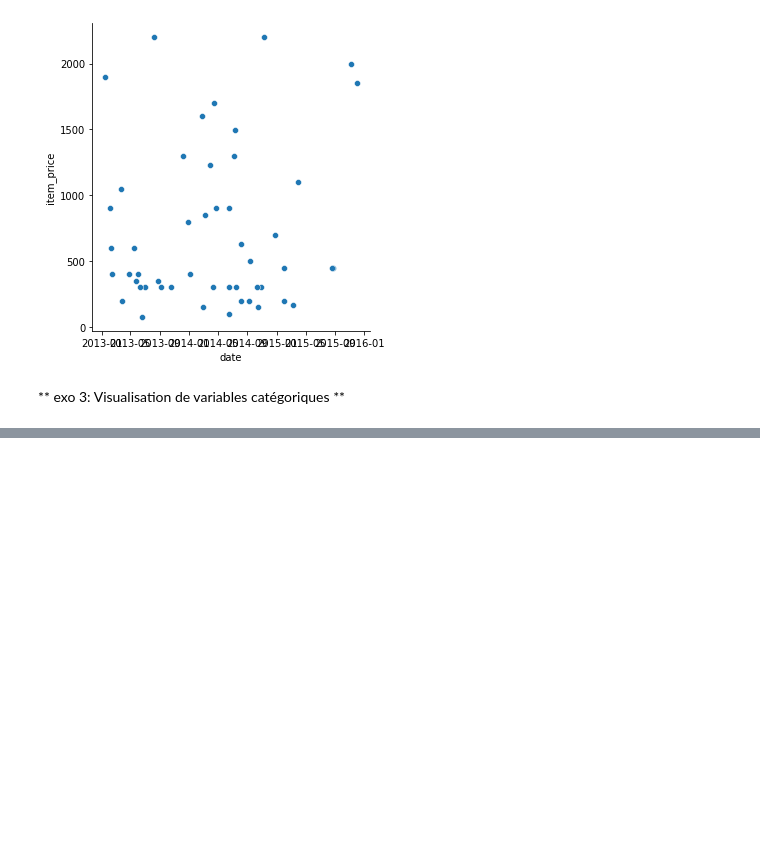
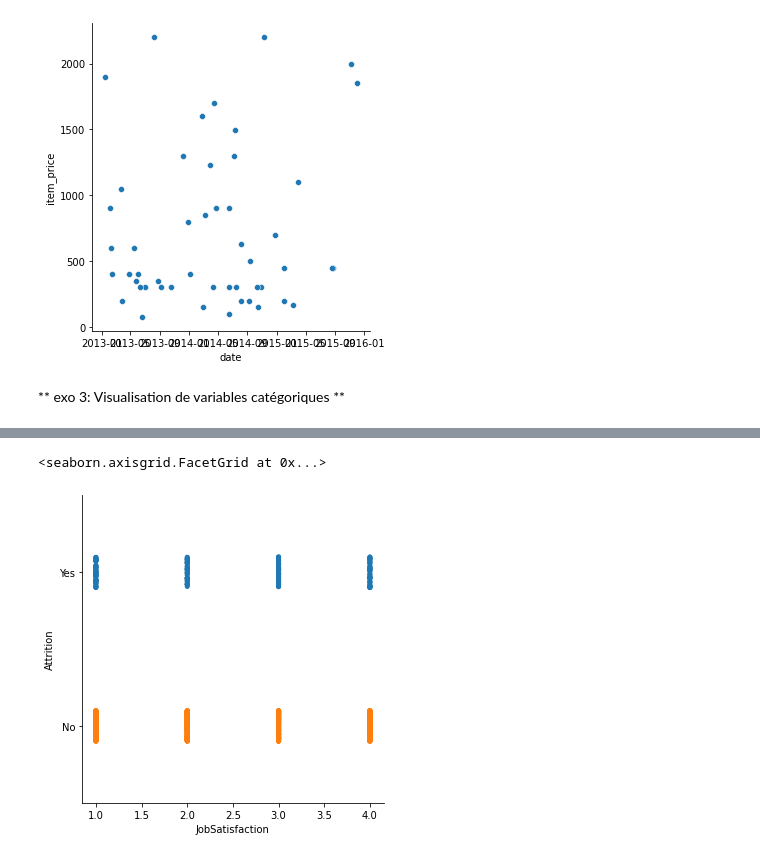
Before and after one commit to LamaElkhouk/pythonh3hitema, a Jupyter notebook: Copie_de_introduction_analyse_données.ipynb, the cells around one changed output, grey strips where cells are left out. Saved outputs shown, nothing was run; the diff lists cells and outputs as text; code cells hidden in the pictures; blank space fills up the shorter version.

```diff
--- a/Copie_de_introduction_analyse_données.ipynb
+++ b/Copie_de_introduction_analyse_données.ipynb
@@ -233,3 +235,7 @@ sb.relplot(
 [figure]
 # %% [markdown]
 ** exo 3: Visualisation de variables catégoriques **
+# %%
+ibm = pd.read_csv('/IBM_HR_ATTRITION.csv');
+
+ibm.loc[:,['JobSatisfaction','Attrition']]
@@ -235,0 +276,7 @@ sb.relplot(
+# %%
+sb.catplot(
+    data=ibm, y='Attrition', x='JobSatisfaction'
+)
+# %% [output]
+<seaborn.axisgrid.FacetGrid at 0x...>
+[figure, added]
```
Also changed, not shown: parts of 6 cells of this notebook.
